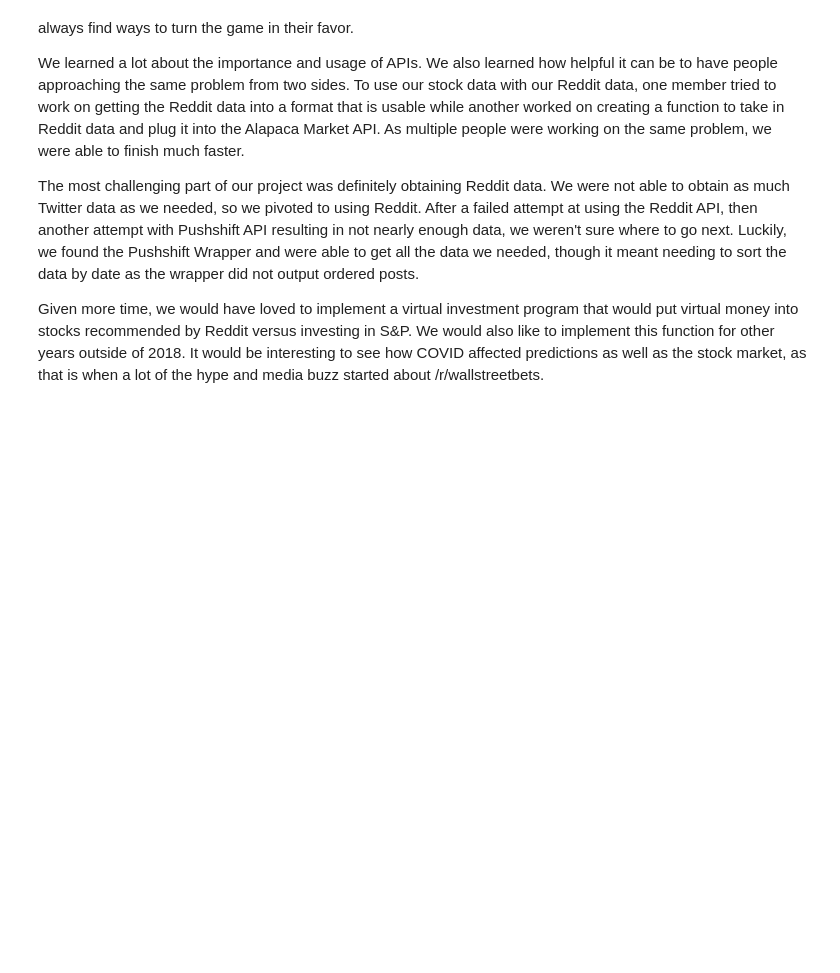
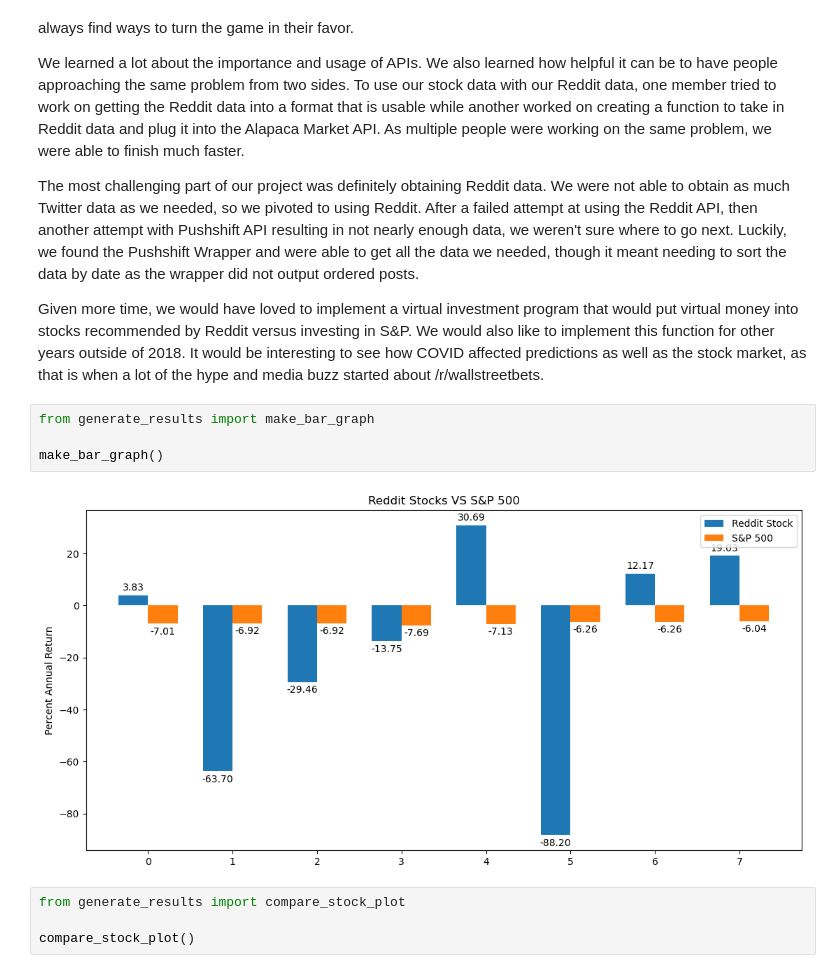
Before and after one commit to olincollege/reddit-stock-market-analysis, a Jupyter notebook: computational_essay.ipynb, the cells around one changed output. Saved outputs shown, nothing was run; the diff lists cells and outputs as text; blank space fills up the shorter version.

Commit message:
Added new graphing functions.

```diff
--- a/computational_essay.ipynb
+++ b/computational_essay.ipynb
@@ -112,3 +109,13 @@ We learned a lot about the importance and usage of APIs. We also learned how hel
 The most challenging part of our project was definitely obtaining Reddit data. We were not able to obtain as much Twitter data as we needed, so we pivoted to using Reddit. After a failed attempt at using the Reddit API, then another attempt with Pushshift API resulting in not nearly enough data, we weren't sure where to go next. Luckily, we found the Pushshift Wrapper and were able to get all the data we needed, though it meant needing to sort the data by date as the wrapper did not output ordered posts.
 
 Given more time, we would have loved to implement a virtual investment program that would put virtual money into stocks recommended by Reddit versus investing in S&P. We would also like to implement this function for other years outside of 2018. It would be interesting to see how COVID affected predictions as well as the stock market, as that is when a lot of the hype and media buzz started about /r/wallstreetbets.
+# %%
+from generate_results import make_bar_graph
+
+make_bar_graph()
+# %% [output]
+[figure, added]
+# %%
+from generate_results import compare_stock_plot
+
+compare_stock_plot()
```
Also changed, not shown: parts of 2 cells of this notebook, 2 other files.
